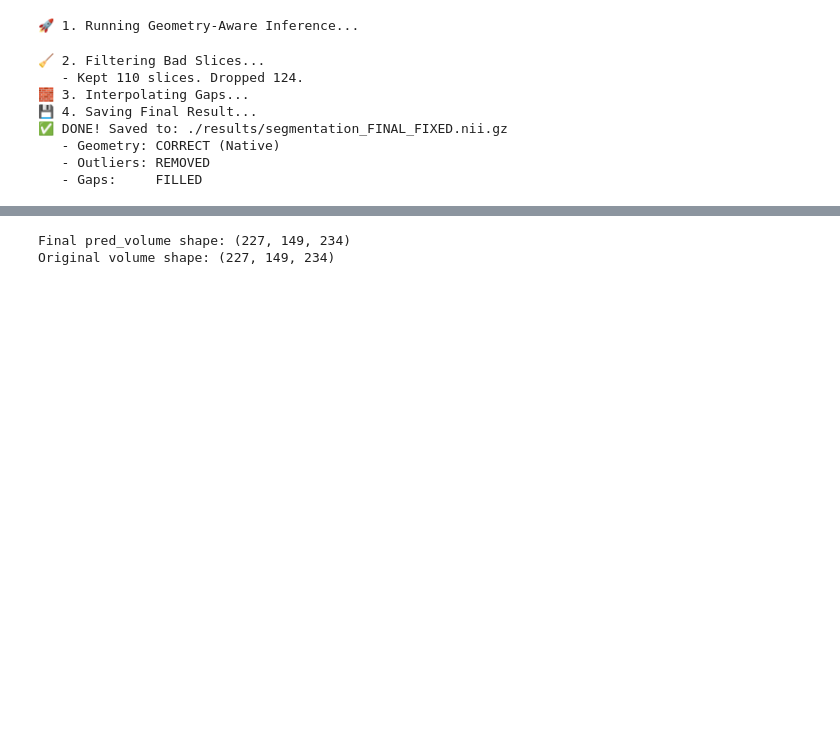
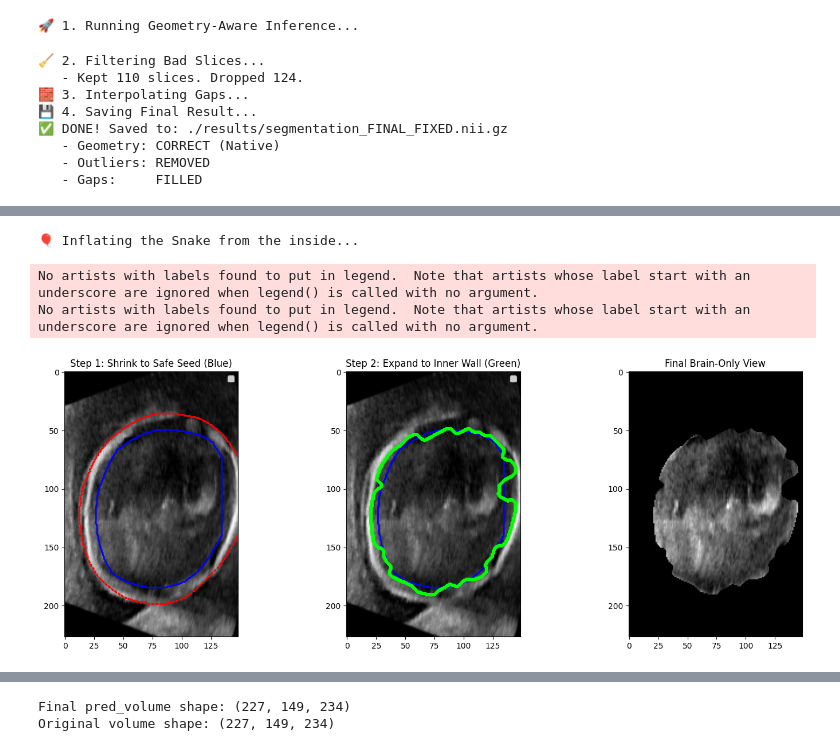
Before and after one commit to AnoushkaDuggal/Fetal-brain-US, a Jupyter notebook: EndToEndPipelaine.ipynb, the cells around one changed output, grey strips where cells are left out. Cells and saved outputs as stored; diff of their text form; code cells hidden in the pictures; blank space fills up the shorter version.

```diff
--- a/EndToEndPipelaine.ipynb
+++ b/EndToEndPipelaine.ipynb
@@ -705,0 +727,69 @@ print("   The background will be completely black.")
+# %%
+import numpy as np
+import matplotlib.pyplot as plt
+import nibabel as nib
+from skimage.segmentation import morphological_geodesic_active_contour, inverse_gaussian_gradient
+from skimage import img_as_float
+from scipy.ndimage import binary_erosion
+
+# 1. SETUP
+orig_path = image_path
+mask_path = "./results/Fixed.nii.gz"
+orig_vol = nib.load(orig_path).get_fdata()
+mask_vol = nib.load(mask_path).get_fdata()
+
+# 2. SELECT SLICE
+z_idx = orig_vol.shape[2] // 2
+img_slice = orig_vol[:, :, z_idx]
+mask_slice = mask_vol[:, :, z_idx]
+
+# 3. PREPARE GRADIENT
+# We increase alpha slightly to make edges "steeper"
+image_float = img_as_float(img_slice)
+gimage = inverse_gaussian_gradient(image_float, alpha=150.0, sigma=2.0)
+
+# 4. CREATE THE "SEED" (The Inside Start)
+# We erode the mask by ~10-15 pixels to ensure we are safely INSIDE the brain.
+# Adjust 'iterations' if the seed is too small or still touches the skull.
+seed_mask = binary_erosion(mask_slice, iterations=14)
+
+# 5. RUN THE SNAKE (Expanding Outwards)
+print("🎈 Inflating the Snake from the inside...")
+ls = morphological_geodesic_active_contour(
+    gimage,
+    num_iter=45,         # Needs more steps to grow back out
+    init_level_set=seed_mask,
+    smoothing=2,         # Slightly less stiff to contour to the brain folds
+    threshold=0.4,       # Sensitivity
+    balloon=1            # <--- POSITIVE 1 means EXPAND
+)
+
+# 6. VISUALIZE
+fig, ax = plt.subplots(1, 3, figsize=(18, 6))
+
+# A. The Strategy
+ax[0].imshow(img_slice, cmap='gray')
+ax[0].contour(mask_slice, colors='red', linewidths=1, linestyles='--', label='Original Mask')
+ax[0].contour(seed_mask, colors='blue', linewidths=2, label='Start (Seed)')
+ax[0].legend()
+ax[0].set_title("Step 1: Shrink to Safe Seed (Blue)")
+
+# B. The Evolution
+ax[1].imshow(img_slice, cmap='gray')
+ax[1].contour(seed_mask, colors='blue', linewidths=2, label='Start')
+ax[1].contour(ls, colors='lime', linewidths=3, label='Final (Expanded)')
+ax[1].legend()
+ax[1].set_title("Step 2: Expand to Inner Wall (Green)")
+
+# C. The Result
+final_masked = img_slice.copy()
+final_masked[ls == 0] = 0
+ax[2].imshow(final_masked, cmap='gray')
+ax[2].set_title("Final Brain-Only View")
+
+plt.show()
+# %% [output]
+🎈 Inflating the Snake from the inside...
+No artists with labels found to put in legend.  Note that artists whose label start with an underscore are ignored when legend() is called with no argument.
+No artists with labels found to put in legend.  Note that artists whose label start with an underscore are ignored when legend() is called with no argument.
+[figure, added]
```
Also changed, not shown: parts of 12 cells of this notebook.
